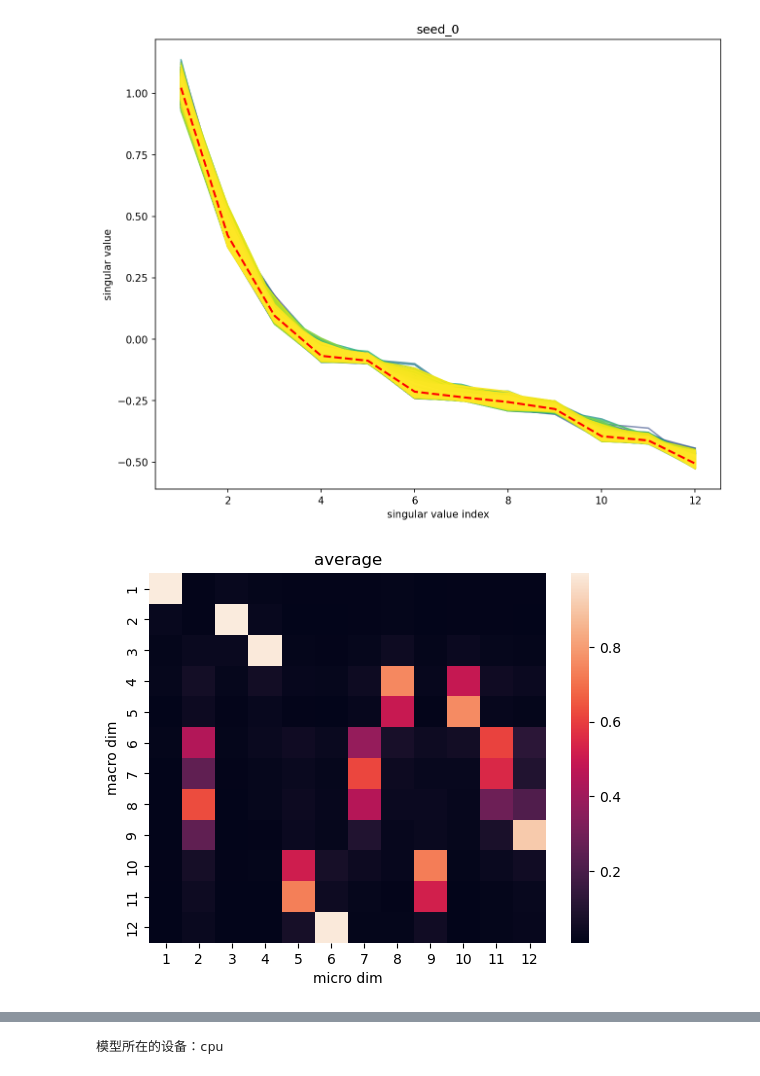
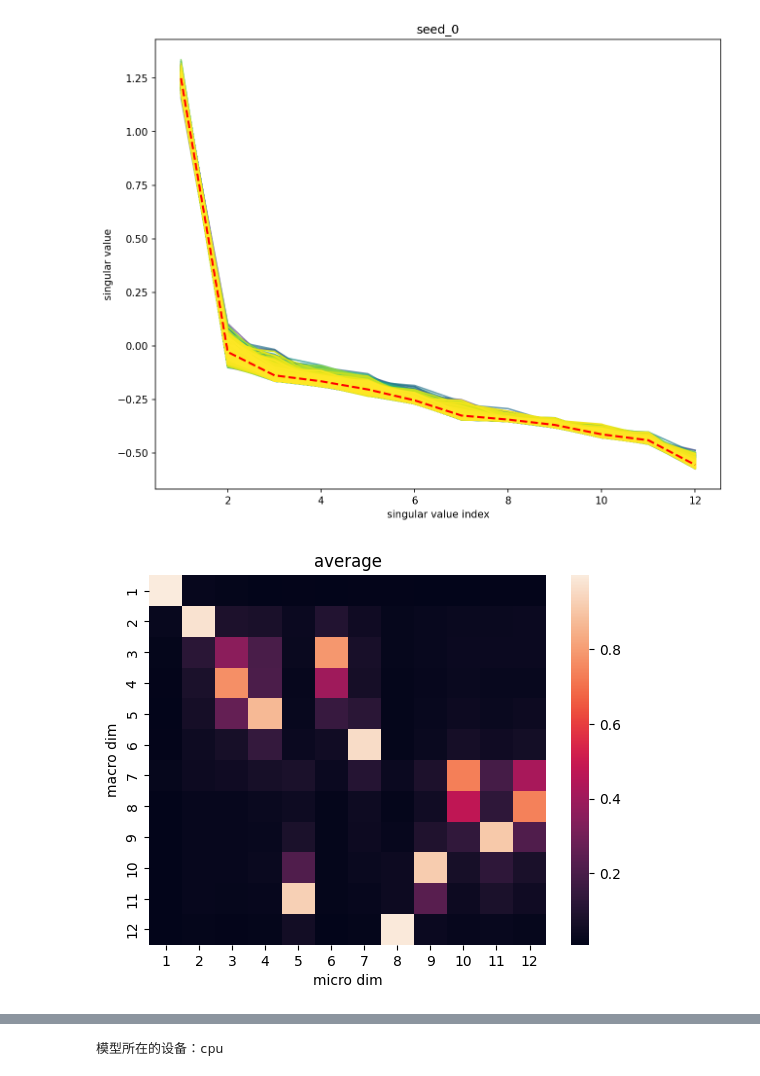
Before and after one commit to Matthew-ymz/Time-series-forecasting-for-causal-emergence, a Jupyter notebook: postprocessing/jacobian_svd_spring.ipynb, the cells around one changed output, grey strips where cells are left out. Drawn from its saved outputs; the diff is of its cells as text; code cells hidden in the pictures.

Commit message:
spring exp

```diff
--- a/postprocessing/jacobian_svd_spring.ipynb
+++ b/postprocessing/jacobian_svd_spring.ipynb
@@ -12,20 +12,20 @@ import torch
 import numpy as np
 import matplotlib.pyplot as plt
 # %%
-setting = 'long_term_forecast_macro_dyn_seed42_NN_Spring_sl1_pl1_dm128_layer3_flocnormal_'
+setting = 'long_term_forecast_macro_dyn_seed30_NN_Spring_sl1_pl1_dm128_layer3_flocnormal_'
 start = 1
 end = 9995
 interval = 1
 seq_len = 1
 singular, us, vts, mats, Sigs = plot_singular(setting, seed = 1, start=start, end=end, interval=interval, log_bool=True)
 # %% [output]
-[figure, old version]
+[figure, new version]
 # %%
 micro_dims = 12
 macro_dims = 12
 cg_mat_abs = analysis_u(us, micro_dims, start, end, interval, macro_dim=macro_dims, seq_len=1, abs_bool=True, mean_bool=True, show_bool=False)
 # %% [output]
-[figure, old version]
+[figure, new version]
 # %%
 cg_mat = analysis_u(us, micro_dims, start, end, interval, macro_dim=macro_dims, seq_len=1, abs_bool=False, mean_bool=True, show_bool=False)
 # %% [output]
```
Also changed, not shown: parts of 3 cells of this notebook, 6 other files.
